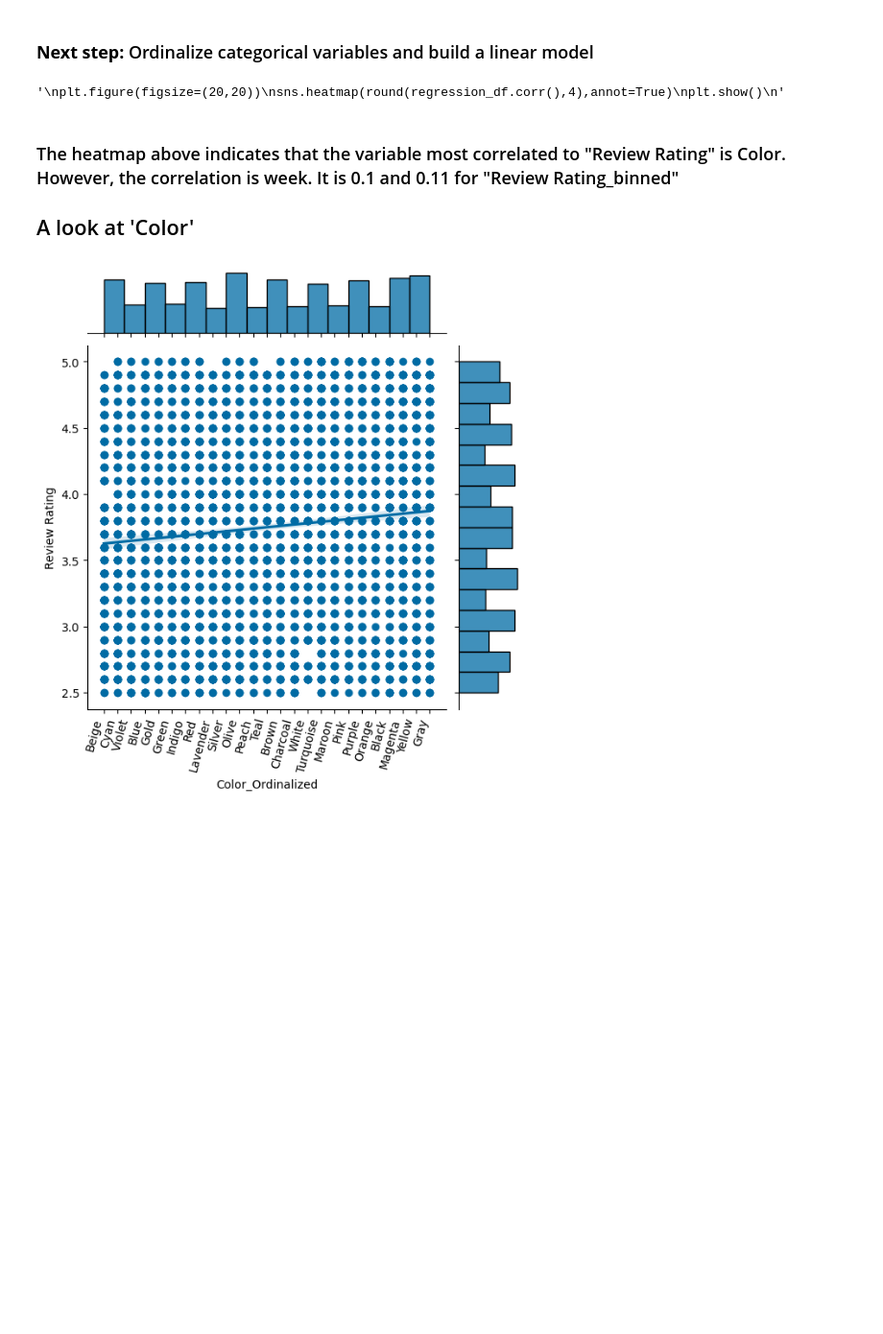
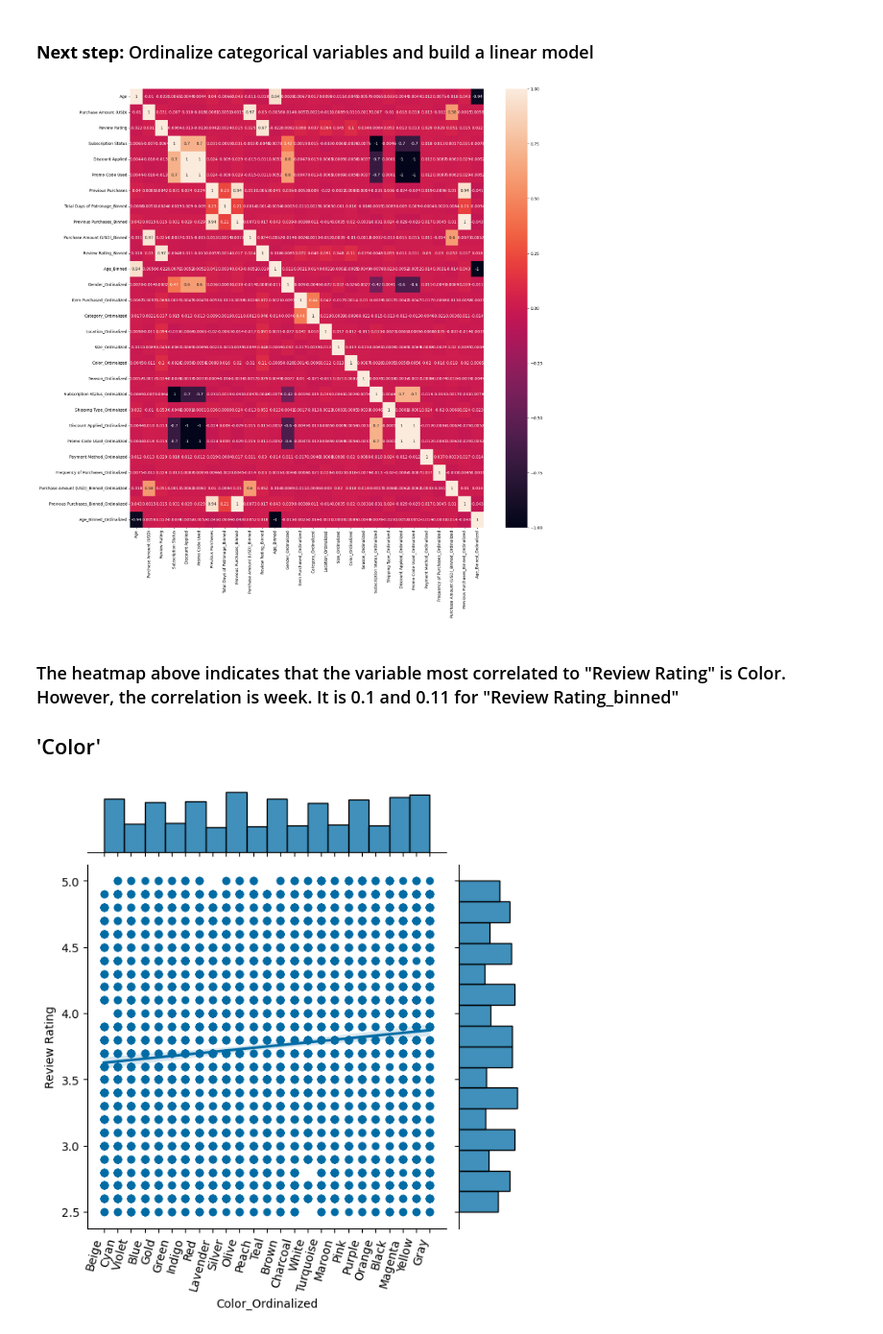
Before and after one commit to Leeishere/Consumer_Habits, a Jupyter notebook: Analyze_Reviews.ipynb, the cells around one changed output. Shown at 96% size. Cells and saved outputs as stored; diff of their text form; code cells hidden in the pictures; blank space fills up the shorter version.

```diff
--- a/Analyze_Reviews.ipynb
+++ b/Analyze_Reviews.ipynb
@@ -84,16 +84,15 @@ regression_df=df[['Age', 'Purchase Amount (USD)', 'Review Rating', 'Subscription
        'Purchase Amount (USD)_Binned_Ordinalized',
        'Previous Purchases_Binned_Ordinalized', 'Age_Binned_Ordinalized']]
 # %%
-"""
+
 plt.figure(figsize=(20,20))
 sns.heatmap(round(regression_df.corr(),4),annot=True)
 plt.show()
-"""
 # %% [output]
-'\nplt.figure(figsize=(20,20))\nsns.heatmap(round(regression_df.corr(),4),annot=True)\nplt.show()\n'
+[figure, added]
 # %% [markdown]
 ### The heatmap above indicates that the variable most correlated to "Review Rating" is Color. However, the correlation is week. It is 0.1 and 0.11 for "Review Rating_binned"
-## A look at 'Color'
+## 'Color'
 # %%
 x_axis=regAna.ordinalization_lookup_maps['Color_Ordinalized'].sort_values(by='Color_Ordinalized')
 sns.jointplot(regression_df,x='Color_Ordinalized',y='Review Rating')
```
Also changed, not shown: parts of 5 cells of this notebook.
